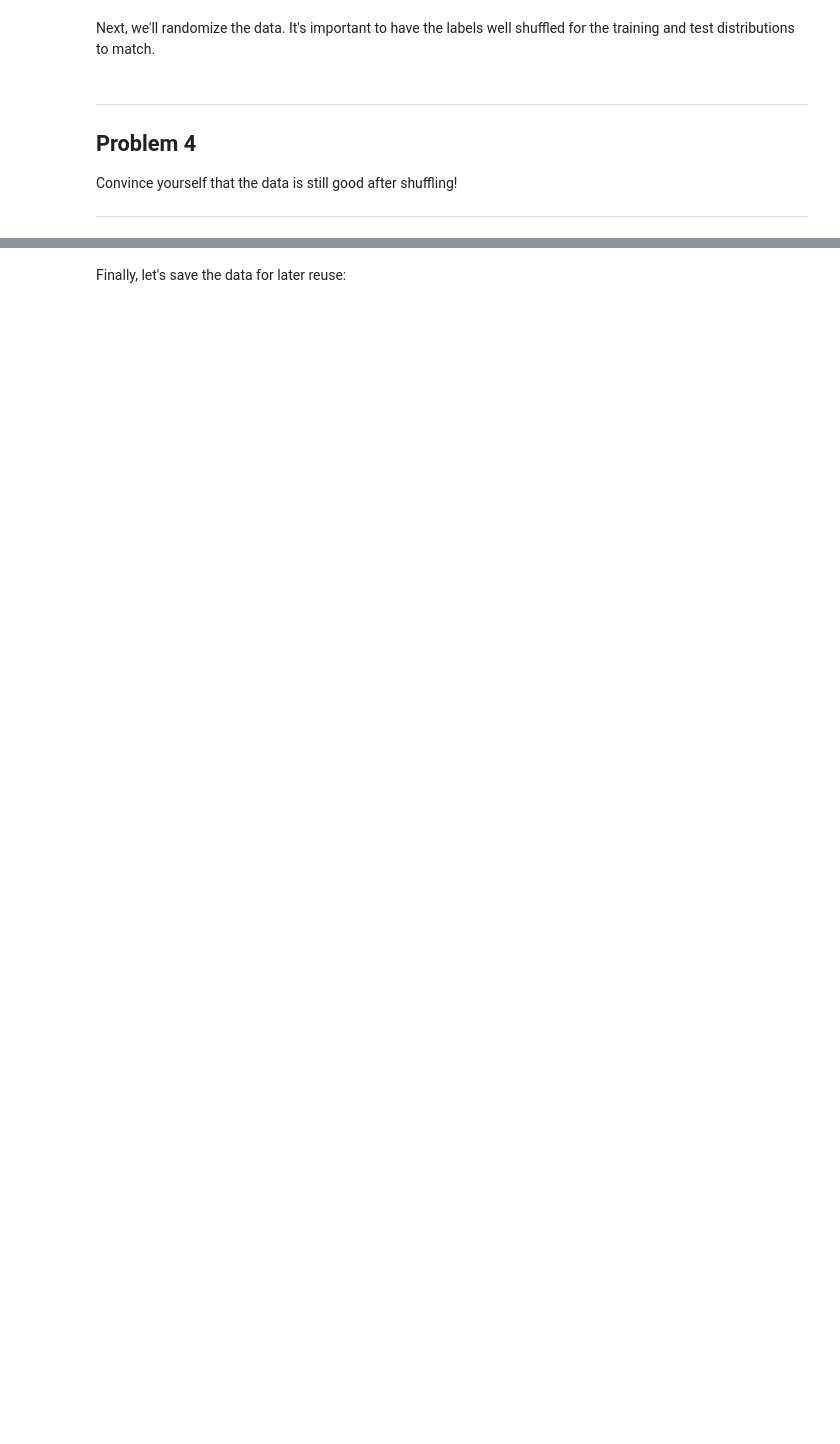
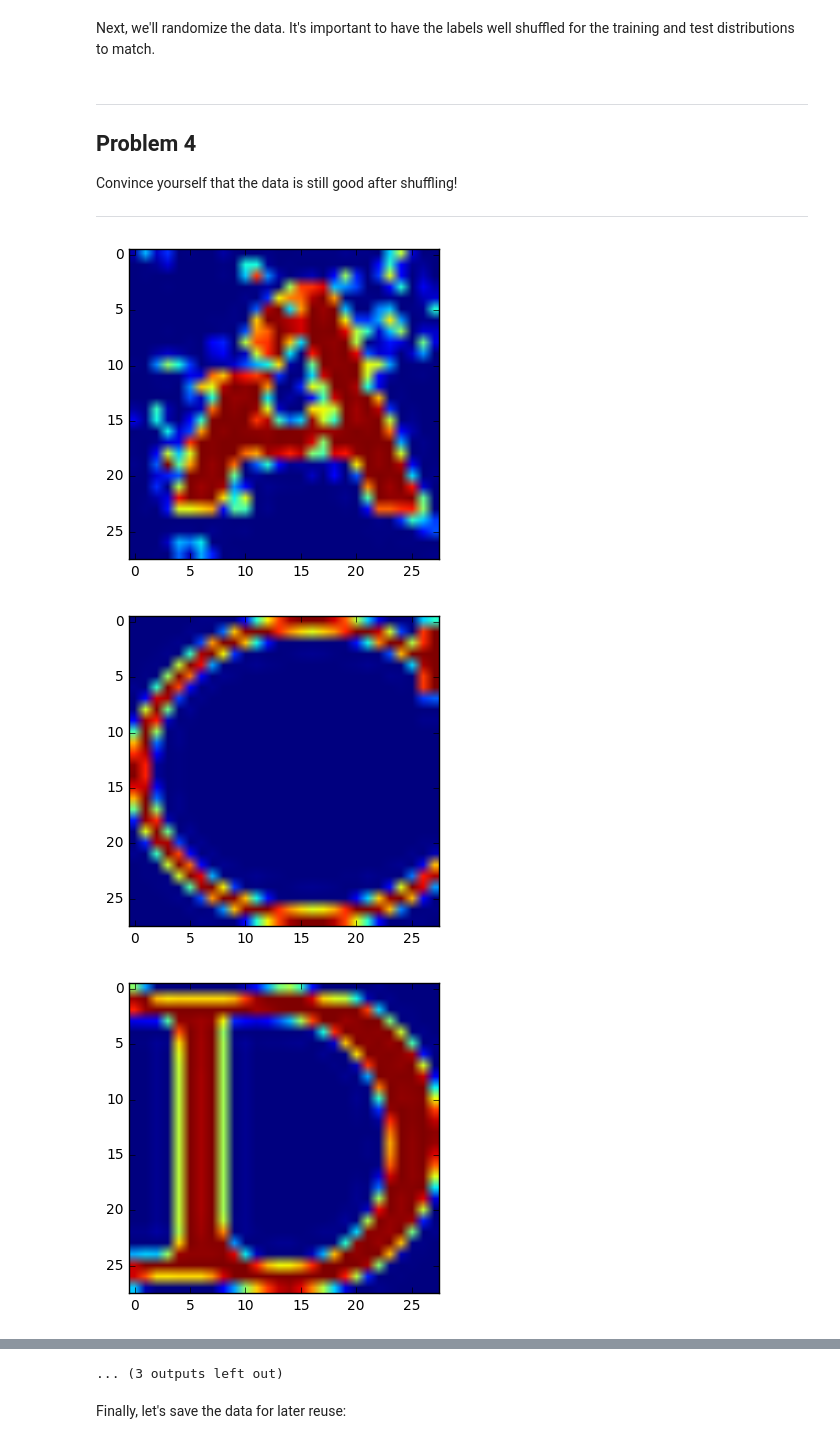
Before and after one commit to mikedelong/machine-learning, a Jupyter notebook: tensorflow/1_notmnist.ipynb, the cells around one changed output, grey strips where cells are left out. Saved outputs shown, nothing was run; the diff lists cells and outputs as text; code cells hidden in the pictures; blank space fills up the shorter version.

```diff
--- a/tensorflow/1_notmnist.ipynb
+++ b/tensorflow/1_notmnist.ipynb
@@ -357,3 +380,13 @@ Problem 4
 Convince yourself that the data is still good after shuffling!
 
 ---
+# %%
+for t0 in [train_dataset, test_dataset, valid_dataset]:
+    for index in range(0,5):
+        t1 = random.choice(t0)
+        plt.imshow(t1)
+        plt.show()
+# %% [output]
+[figure, added]
+[figure, added]
+[figure, added]
@@ -360,3 +402,4 @@ Convince yourself that the data is still good after shuffling!
+... (3 outputs left out)
 # %% [markdown]
 Finally, let's save the data for later reuse:
 # %%
```
Also changed, not shown: parts of 9 cells of this notebook.
